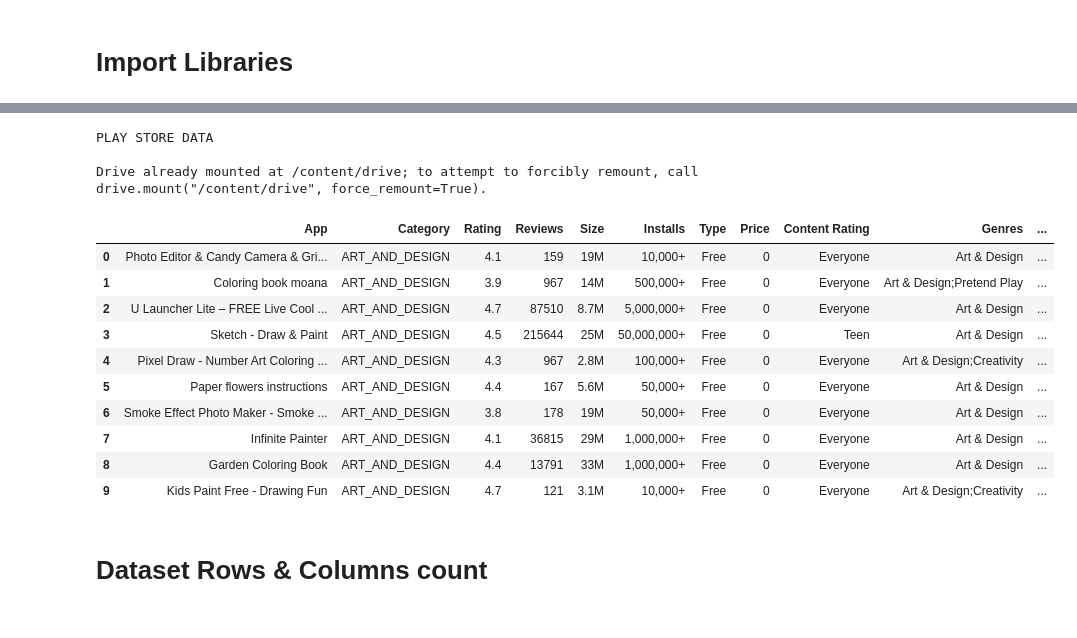
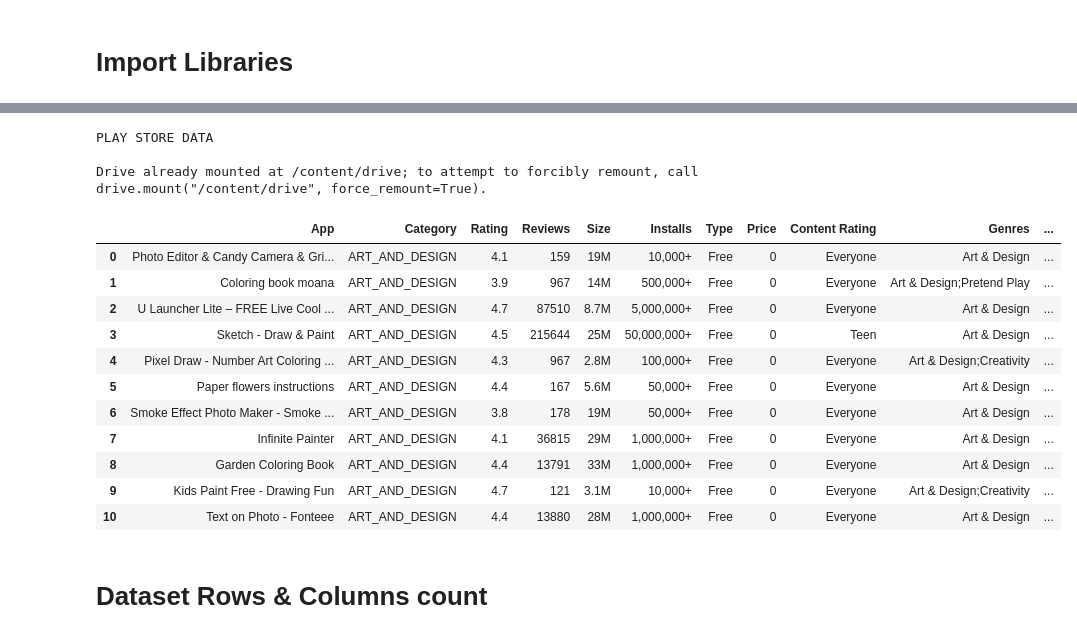
Before and after one commit to chauhanparv404-sys/Play-Store-Capstone-project, a Jupyter notebook: Parv_Capstone_Module__2.ipynb, the cells around one changed output, grey strips where cells are left out. Cells and saved outputs as stored; diff of their text form; code cells hidden in the pictures.

```diff
--- a/Parv_Capstone_Module__2.ipynb
+++ b/Parv_Capstone_Module__2.ipynb
@@ -51,27 +48,28 @@ USER REVIEW DATA
 # %%
 print("PLAY STORE DATA","\n")
 
 from google.colab import drive
 drive.mount('/content/drive')
 
 file_path2 = '/content/drive/My Drive/Play Store Data.csv'
 d2 = pd.read_csv(file_path2)
-d2.head(10)
+d2.head(11)
 # %% [output]
 PLAY STORE DATA
 
 Drive already mounted at /content/drive; to attempt to forcibly remount, call drive.mount("/content/drive", force_remount=True).
 |  | App | Category | Rating | Reviews | Size | Installs | Type | Price | Content Rating | Genres | ... |
 | 0 | Photo Editor & Candy Camera & Gri... | ART_AND_DESIGN | 4.1 | 159 | 19M | 10,000+ | Free | 0 | Everyone | Art & Design | ... |
 | 1 | Coloring book moana | ART_AND_DESIGN | 3.9 | 967 | 14M | 500,000+ | Free | 0 | Everyone | Art & Design;Pretend Play | ... |
 | 2 | U Launcher Lite – FREE Live Cool ... | ART_AND_DESIGN | 4.7 | 87510 | 8.7M | 5,000,000+ | Free | 0 | Everyone | Art & Design | ... |
 | 3 | Sketch - Draw & Paint | ART_AND_DESIGN | 4.5 | 215644 | 25M | 50,000,000+ | Free | 0 | Teen | Art & Design | ... |
 | 4 | Pixel Draw - Number Art Coloring ... | ART_AND_DESIGN | 4.3 | 967 | 2.8M | 100,000+ | Free | 0 | Everyone | Art & Design;Creativity | ... |
 | 5 | Paper flowers instructions | ART_AND_DESIGN | 4.4 | 167 | 5.6M | 50,000+ | Free | 0 | Everyone | Art & Design | ... |
 | 6 | Smoke Effect Photo Maker - Smoke ... | ART_AND_DESIGN | 3.8 | 178 | 19M | 50,000+ | Free | 0 | Everyone | Art & Design | ... |
 | 7 | Infinite Painter | ART_AND_DESIGN | 4.1 | 36815 | 29M | 1,000,000+ | Free | 0 | Everyone | Art & Design | ... |
 | 8 | Garden Coloring Book | ART_AND_DESIGN | 4.4 | 13791 | 33M | 1,000,000+ | Free | 0 | Everyone | Art & Design | ... |
 | 9 | Kids Paint Free - Drawing Fun | ART_AND_DESIGN | 4.7 | 121 | 3.1M | 10,000+ | Free | 0 | Everyone | Art & Design;Creativity | ... |
+| 10 | Text on Photo - Fonteee | ART_AND_DESIGN | 4.4 | 13880 | 28M | 1,000,000+ | Free | 0 | Everyone | Art & Design | ... |
 # %% [markdown]
 # **Dataset Rows & Columns count**
 # %%
```
Also changed, not shown: parts of 23 cells of this notebook.
